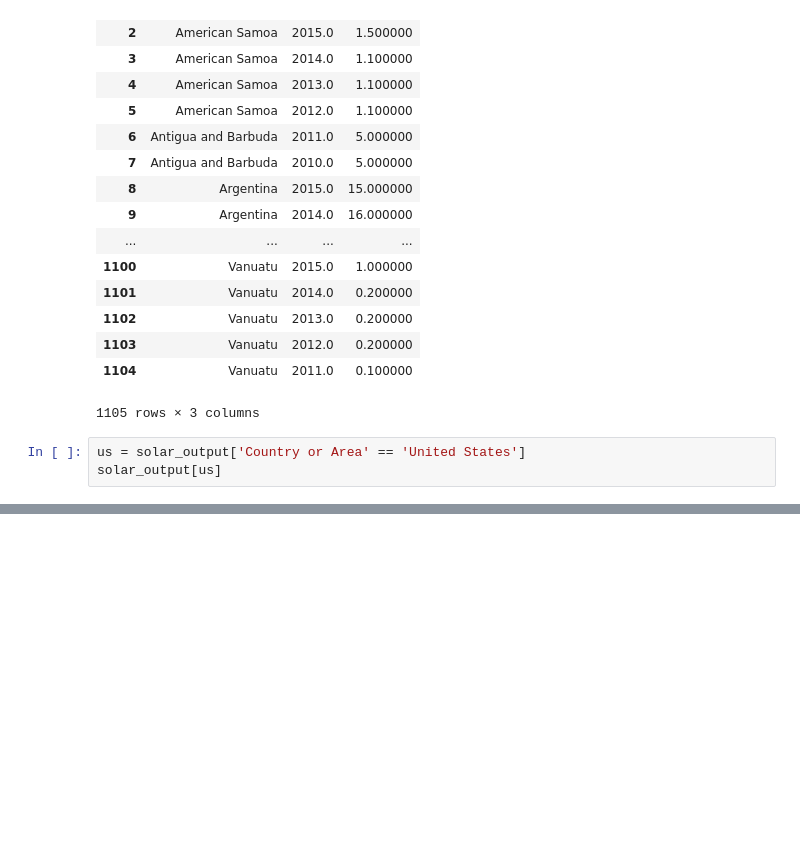
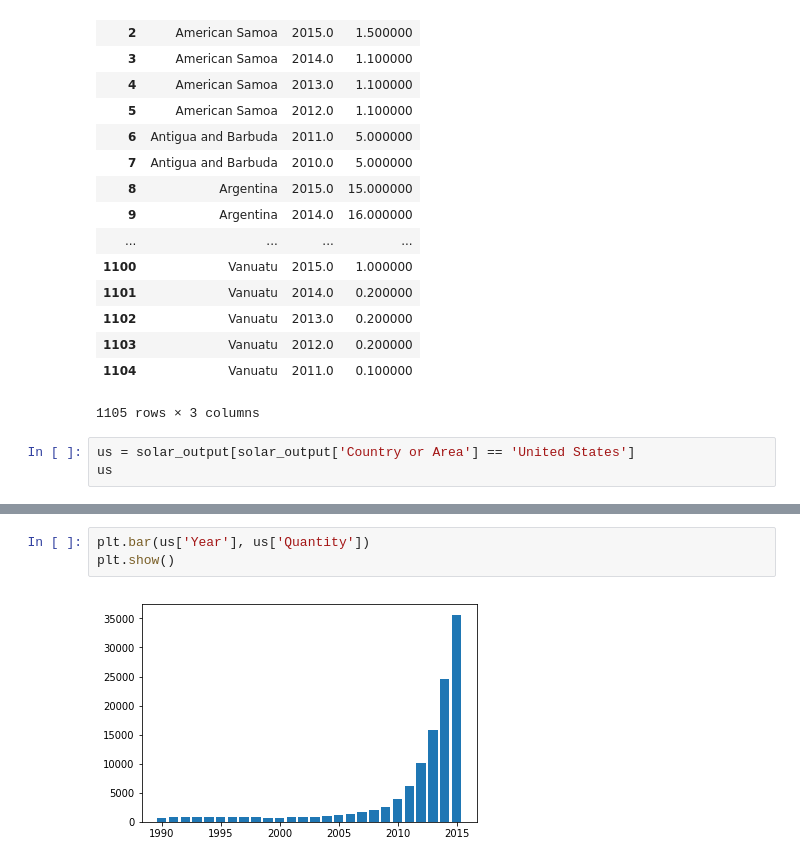
Before and after one commit to krumholz/Jupyter, a Jupyter notebook: public/csv-reader (total-global-solar-production).ipynb, the cells around one changed output, grey strips where cells are left out. Cells and saved outputs as stored; diff of their text form; blank space fills up the shorter version.

Commit message:
Added Matplotlib to the notebook and plotted US solar production.

```diff
--- a/public/csv-reader (total-global-solar-production).ipynb
+++ b/public/csv-reader (total-global-solar-production).ipynb
@@ -65,6 +67,6 @@ solar_output
 | 1104 | Vanuatu | 2011.0 | 0.100000 |
 1105 rows × 3 columns
 # %%
-us = solar_output['Country or Area' == 'United States']
-solar_output[us]
+us = solar_output[solar_output['Country or Area'] == 'United States']
+us
 # %% [output]
@@ -71,0 +90,5 @@ KeyError: False
+# %%
+plt.bar(us['Year'], us['Quantity'])
+plt.show()
+# %% [output]
+[figure, added]
```
Also changed, not shown: parts of 2 cells of this notebook.
